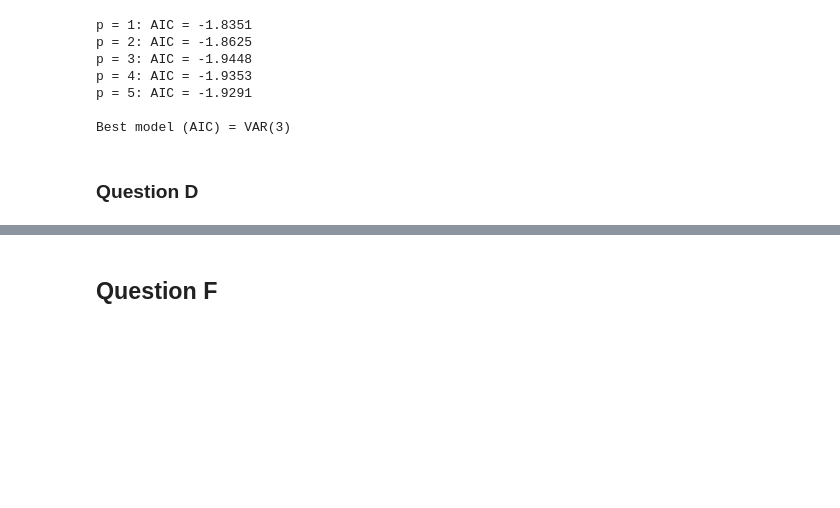
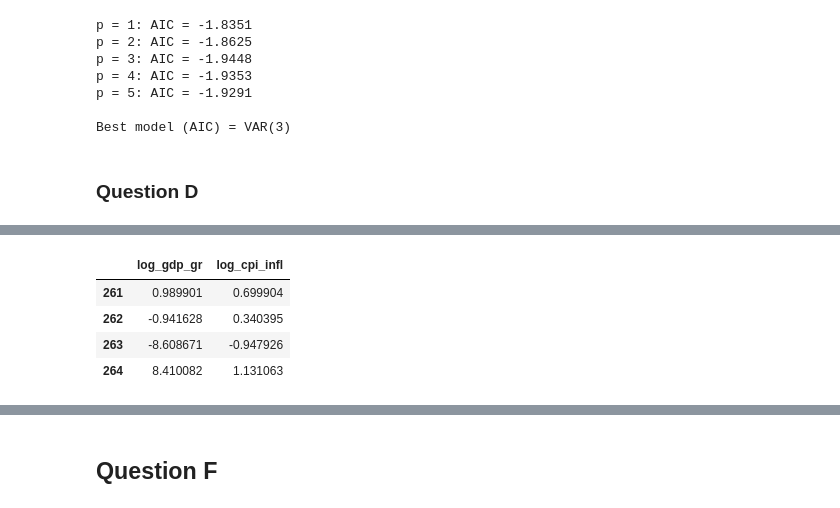
Before and after one commit to Yukisschu/forecasting_methods, a Jupyter notebook: AssignmentIII/assignment_3.ipynb, the cells around one changed output, grey strips where cells are left out. Cells and saved outputs as stored; diff of their text form; code cells hidden in the pictures; blank space fills up the shorter version.

```diff
--- a/AssignmentIII/assignment_3.ipynb
+++ b/AssignmentIII/assignment_3.ipynb
@@ -284,3 +316,12 @@ print(forecast_df_e)
+# %%
+#actual values
+df_b.iloc[-20:-16]
+# %% [output]
+|  | log_gdp_gr | log_cpi_infl |
+| 261 | 0.989901 | 0.699904 |
+| 262 | -0.941628 | 0.340395 |
+| 263 | -8.608671 | -0.947926 |
+| 264 | 8.410082 | 1.131063 |
 # %%
 #95% CI
 forecast_ci_e = results_best_e.forecast_interval(df_e_est.values[-best_p_e:], steps=h)
```
Also changed, not shown: parts of 7 cells of this notebook, 1 other file.
